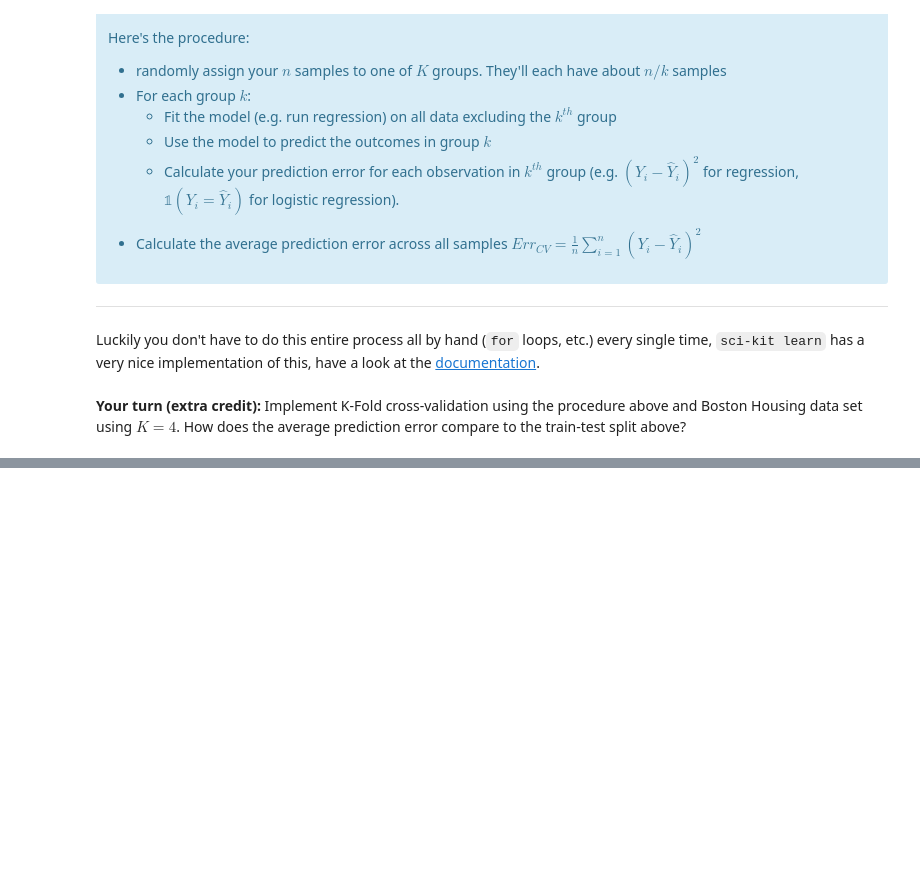
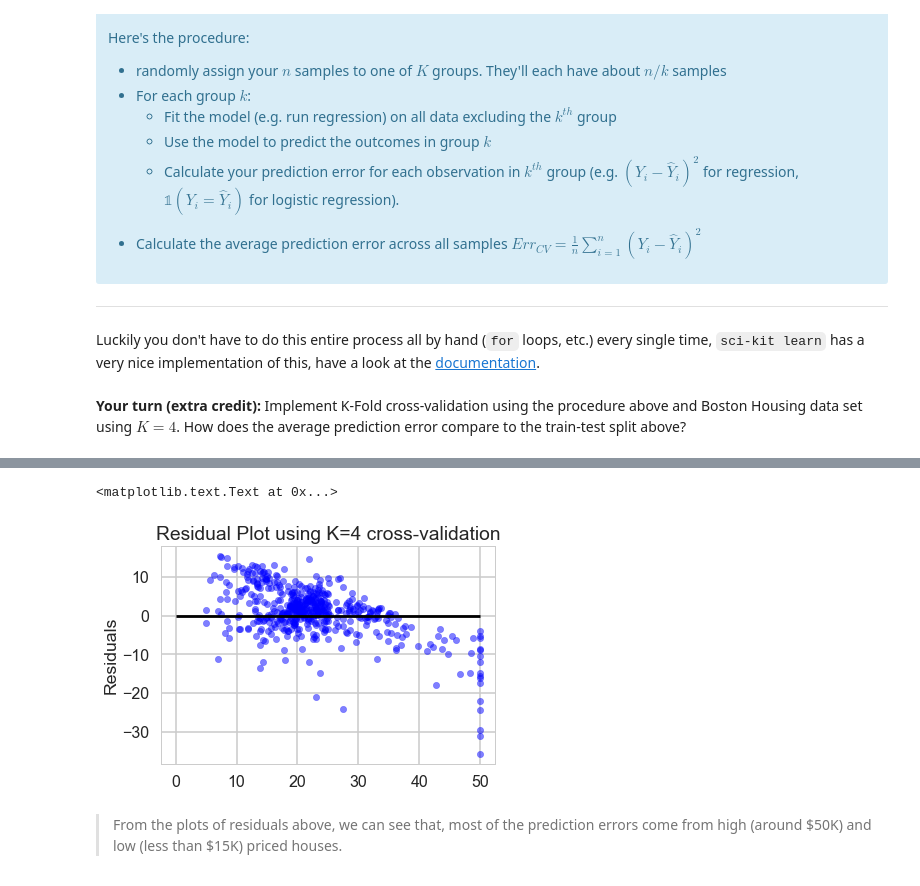
Before and after one commit to hknn88/6_housing_linear_regression, a Jupyter notebook: boston_housing.ipynb, the cells around one changed output, grey strips where cells are left out. Cells and saved outputs as stored; diff of their text form; code cells hidden in the pictures; blank space fills up the shorter version.

```diff
--- a/boston_housing.ipynb
+++ b/boston_housing.ipynb
@@ -798,0 +825,11 @@ Luckily you don't have to do this entire process all by hand (``for`` loops, etc
+# %%
+plt.scatter(bos.PRICE, y_pred - bos.PRICE, c='b', s=40, alpha=0.5)
+
+plt.hlines(y = 0, xmin=0, xmax = 50)
+plt.title('Residual Plot using K=4 cross-validation')
+plt.ylabel('Residuals')
+# %% [output]
+<matplotlib.text.Text at 0x...>
+[figure, added]
+# %% [markdown]
+>From the plots of residuals above, we can see that, most of the prediction errors come from high (around \$50K)  and low (less than \$15K) priced houses.
```
Also changed, not shown: parts of 8 cells of this notebook.
